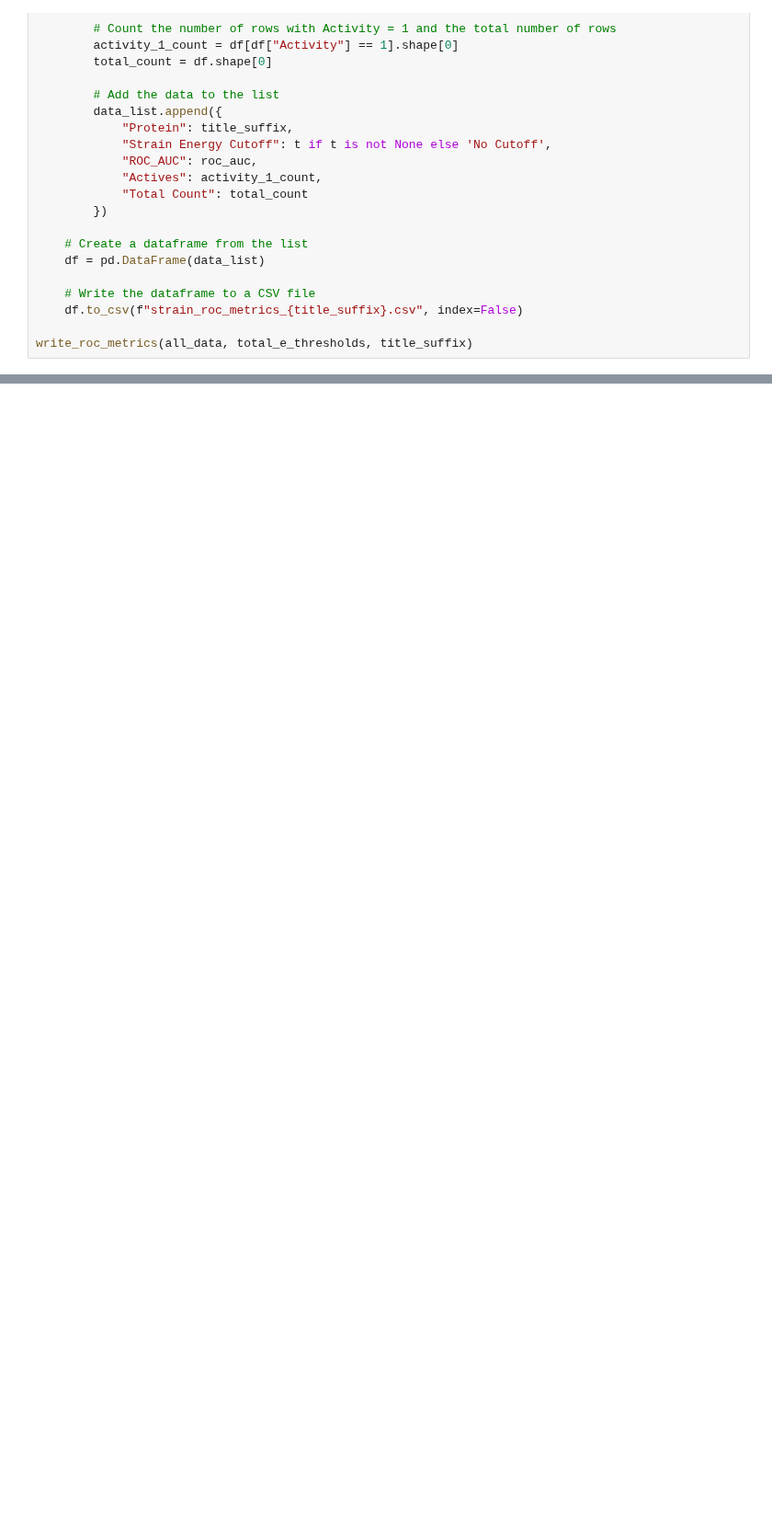
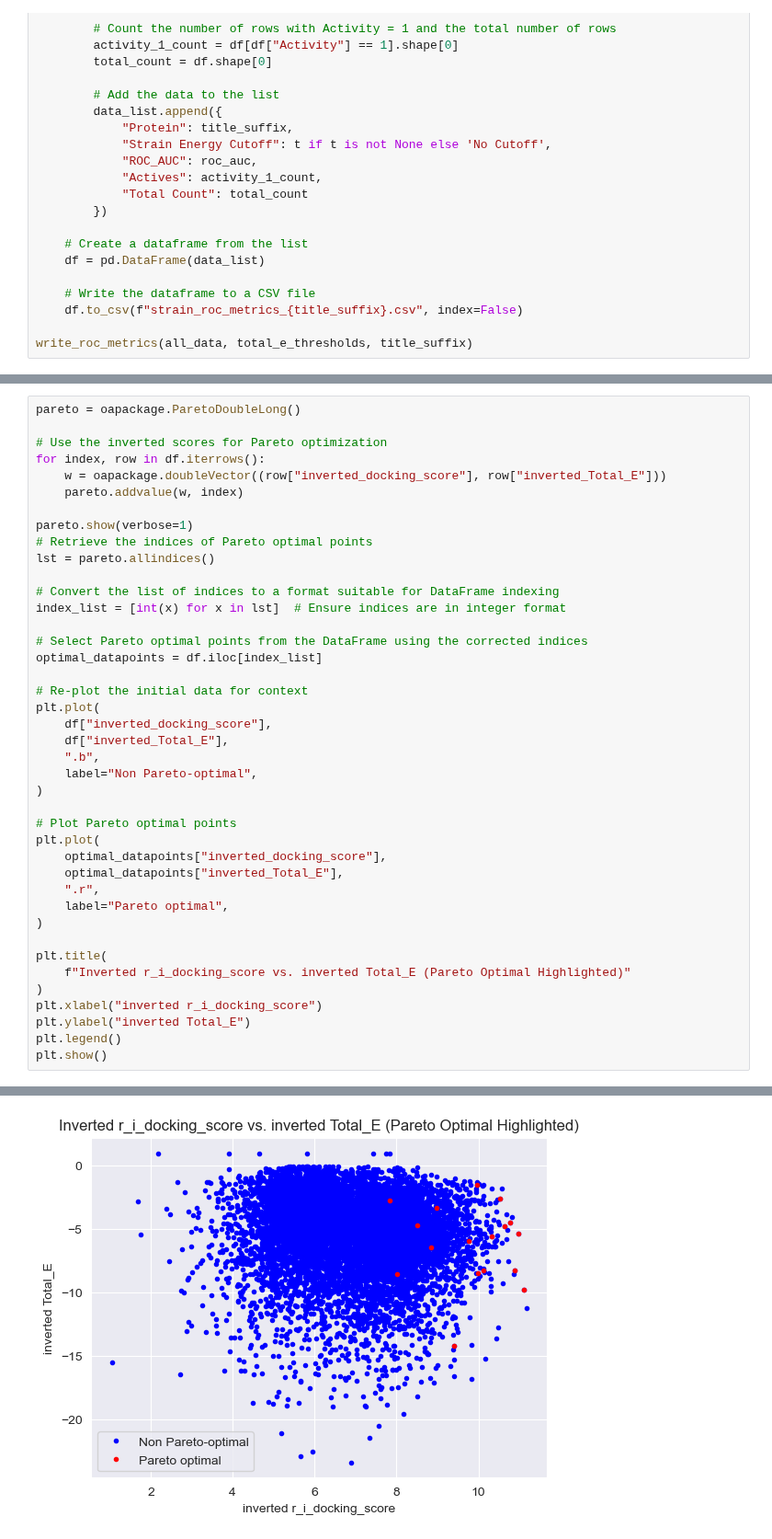
Before and after one commit to DKchemistry/chembl, a Jupyter notebook: GPCR-Bench-master/WIP_Summary2_GPR40.ipynb, the cells around one changed output, grey strips where cells are left out. Shown at 92% size. Cells and saved outputs as stored; diff of their text form; blank space fills up the shorter version.

```diff
--- a/GPCR-Bench-master/WIP_Summary2_GPR40.ipynb
+++ b/GPCR-Bench-master/WIP_Summary2_GPR40.ipynb
@@ -675,0 +724,42 @@ write_roc_metrics(all_data, total_e_thresholds, title_suffix)
+# %%
+pareto = oapackage.ParetoDoubleLong()
+
+# Use the inverted scores for Pareto optimization
+for index, row in df.iterrows():
+    w = oapackage.doubleVector((row["inverted_docking_score"], row["inverted_Total_E"]))
+    pareto.addvalue(w, index)
+
+pareto.show(verbose=1)
+# Retrieve the indices of Pareto optimal points
+lst = pareto.allindices()
+
+# Convert the list of indices to a format suitable for DataFrame indexing
+index_list = [int(x) for x in lst]  # Ensure indices are in integer format
+
+# Select Pareto optimal points from the DataFrame using the corrected indices
+optimal_datapoints = df.iloc[index_list]
+
+# Re-plot the initial data for context
+plt.plot(
+    df["inverted_docking_score"],
+    df["inverted_Total_E"],
+    ".b",
+    label="Non Pareto-optimal",
+)
+
+# Plot Pareto optimal points
+plt.plot(
+    optimal_datapoints["inverted_docking_score"],
+    optimal_datapoints["inverted_Total_E"],
+    ".r",
+    label="Pareto optimal",
+)
+
+plt.title(
+    f"Inverted r_i_docking_score vs. inverted Total_E (Pareto Optimal Highlighted)"
+)
+plt.xlabel("inverted r_i_docking_score")
+plt.ylabel("inverted Total_E")
+plt.legend()
+plt.show()
+# %% [output]
@@ -675,0 +767 @@ write_roc_metrics(all_data, total_e_thresholds, title_suffix)
+[figure, added]
```
Also changed, not shown: parts of 10 cells of this notebook, 2 other files.
